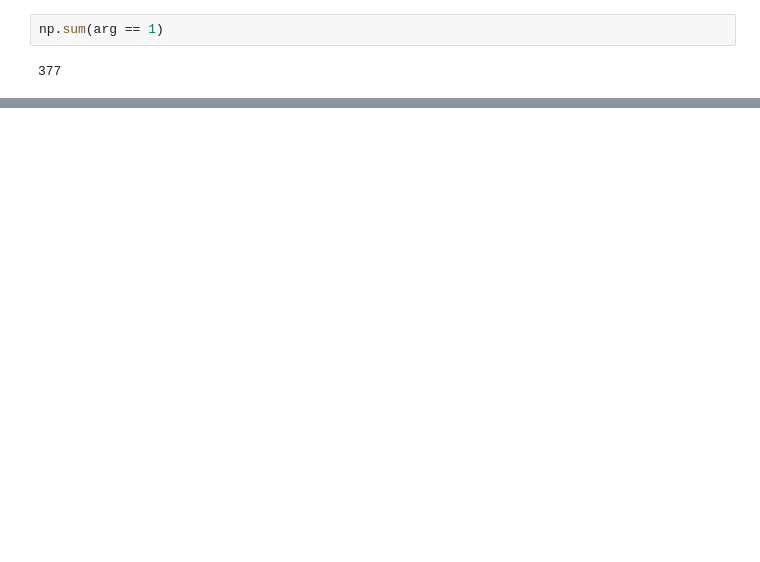
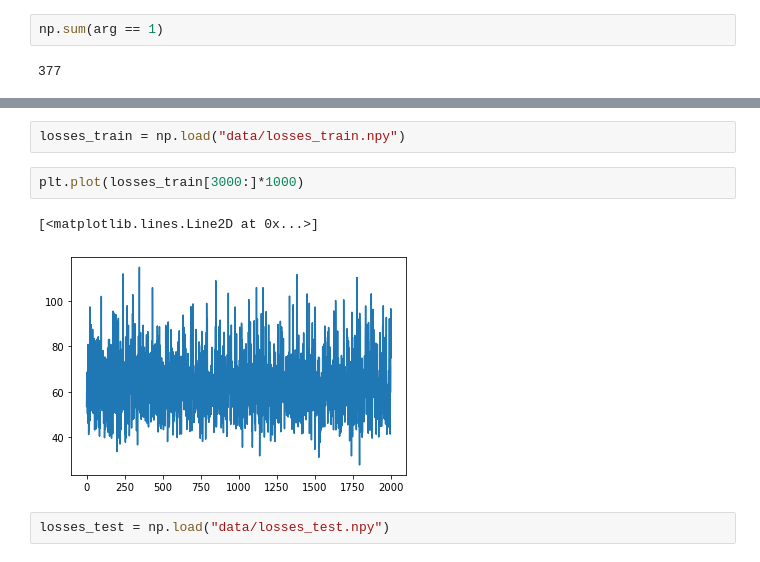
Before and after one commit to Gabriel-Ducrocq/segmentationCryoEM, a Jupyter notebook: Untitled.ipynb, the cells around one changed output, grey strips where cells are left out. Drawn from its saved outputs; the diff is of its cells as text; blank space fills up the shorter version.

```diff
--- a/Untitled.ipynb
+++ b/Untitled.ipynb
@@ -45,0 +49,9 @@ array([1133.     ,  376.99997], dtype=float32)
+# %%
+losses_train = np.load("data/losses_train.npy")
+# %%
+plt.plot(losses_train[3000:]*1000)
+# %% [output]
+[<matplotlib.lines.Line2D at 0x...>]
+[figure, added]
+# %%
+losses_test = np.load("data/losses_test.npy")
```
Also changed, not shown: parts of 11 cells of this notebook, 3 other files.
